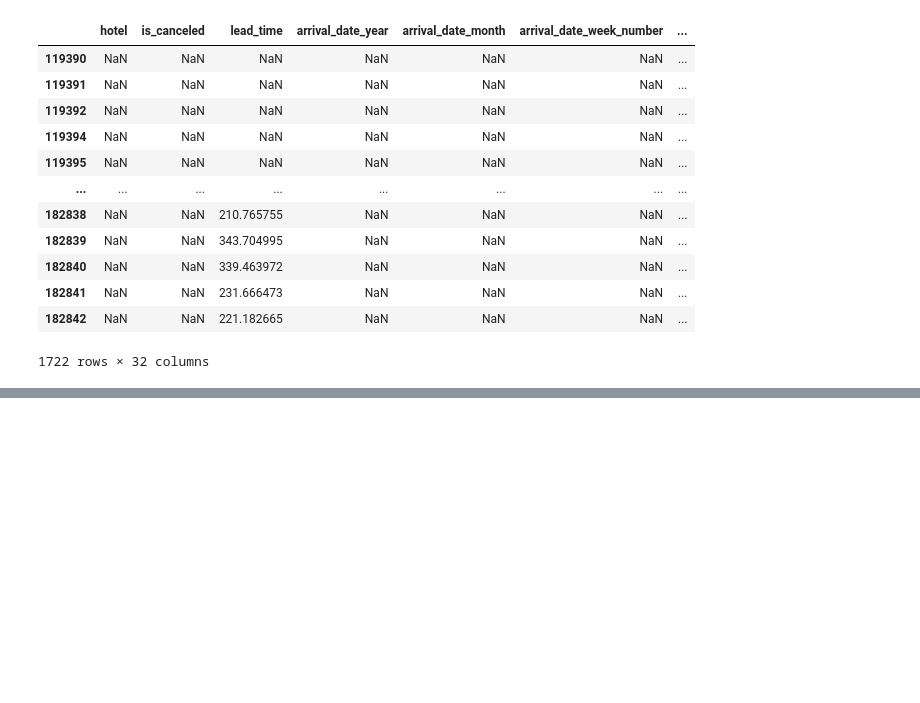
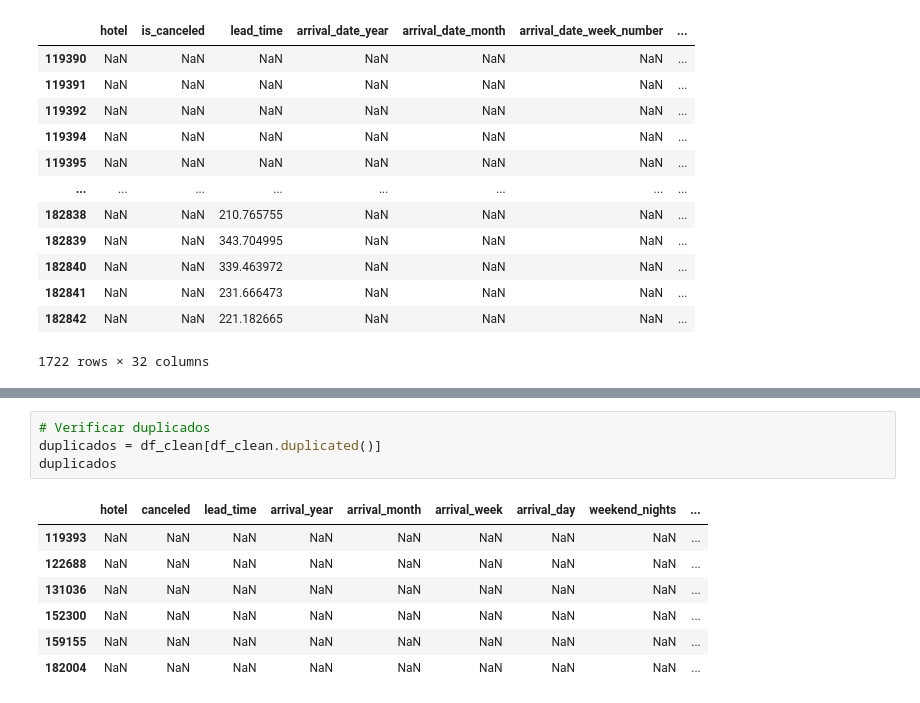
Before and after one commit to BSReguera/project-da-promo-G-module-4-team-3, a Jupyter notebook: notebooks/analisis_inicial.ipynb, the cells around one changed output, grey strips where cells are left out. Cells and saved outputs as stored; diff of their text form; blank space fills up the shorter version.

```diff
--- a/notebooks/analisis_inicial.ipynb
+++ b/notebooks/analisis_inicial.ipynb
@@ -168,0 +330,12 @@ df_sin_dup[df_sin_dup["0"].notnull()]
+# %%
+# Verificar duplicados
+duplicados = df_clean[df_clean.duplicated()]
+duplicados
+# %% [output]
+|  | hotel | canceled | lead_time | arrival_year | arrival_month | arrival_week | arrival_day | weekend_nights | ... |
+| 119393 | NaN | NaN | NaN | NaN | NaN | NaN | NaN | NaN | ... |
+| 122688 | NaN | NaN | NaN | NaN | NaN | NaN | NaN | NaN | ... |
+| 131036 | NaN | NaN | NaN | NaN | NaN | NaN | NaN | NaN | ... |
+| 152300 | NaN | NaN | NaN | NaN | NaN | NaN | NaN | NaN | ... |
+| 159155 | NaN | NaN | NaN | NaN | NaN | NaN | NaN | NaN | ... |
+| 182004 | NaN | NaN | NaN | NaN | NaN | NaN | NaN | NaN | ... |
```
Also changed, not shown: parts of 23 cells of this notebook, 2 other files.
